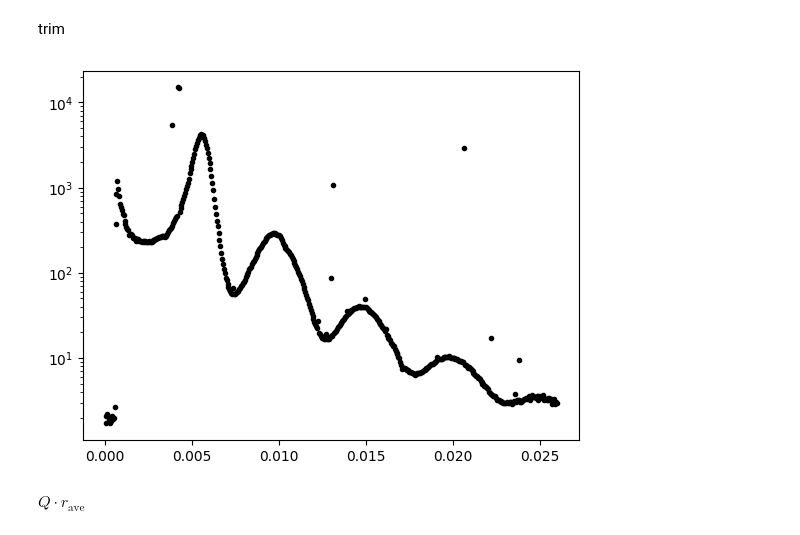
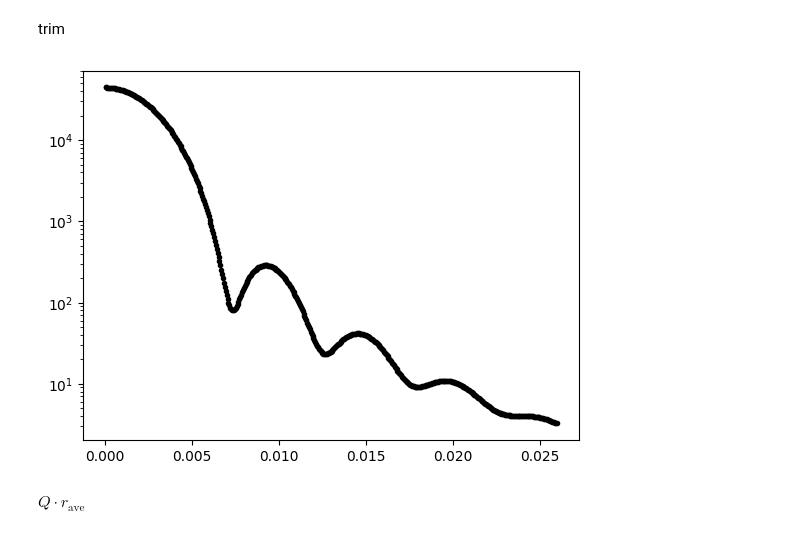
Before and after one commit to ch-tung/SQ_VAE, a Jupyter notebook: Fit_cVAE_SAXS.ipynb, the cells around one changed output. Saved outputs shown, nothing was run; the diff lists cells and outputs as text; code cells hidden in the pictures.

```diff
--- a/Fit_cVAE_SAXS.ipynb
+++ b/Fit_cVAE_SAXS.ipynb
@@ -45,20 +45,25 @@ filename_SAXS = '../data/SAXSdata/Cys0.mat'
 SAXS_dict =  h5py.File(filename_SAXS)
 # %%
 q_SAXS = np.array(SAXS_dict['q'])[0]
-Iq_SAXS = np.array(SAXS_dict['I'])[0]
-Sq_SAXS = np.array(SAXS_dict['S'])[0]
+IQ_SAXS = np.array(SAXS_dict['I'])[0]
+SQ_SAXS = np.array(SAXS_dict['S'])[0]
+PQ_SAXS = np.array(SAXS_dict['F'])[0]
 # %% [markdown]
 trim
 # %%
-for i in range(q_SAXS.shape[0]-1):
-    if np.log(Iq_SAXS[i+1]/Iq_SAXS[i])>np.log(10):
-        Iq_SAXS[i+1] = Iq_SAXS[i+1]
+for j in range(5):
+    for i in range(q_SAXS.shape[0]-2):
+        if (np.log(IQ_SAXS[i+1]/IQ_SAXS[i])>np.log(2))|(np.log(IQ_SAXS[i+1]/IQ_SAXS[i+2])>np.log(1.1)):
+            IQ_SAXS[i+1] = np.sqrt(IQ_SAXS[i]*IQ_SAXS[i+2])
+            SQ_SAXS[i+1] = np.sqrt(SQ_SAXS[i]*SQ_SAXS[i+2])
+            PQ_SAXS[i+1] = np.sqrt(PQ_SAXS[i]*PQ_SAXS[i+2])
+A = PQ_SAXS[0]
 # %%
-plt.plot(q_SAXS,Iq_SAXS,'.k')
+plt.plot(q_SAXS,PQ_SAXS,'.k')
 plt.yscale('log')
 plt.show()
 # %% [output]
-[figure, old version]
+[figure, new version]
 # %% [markdown]
 $Q\cdot r_\textrm{ave}$
 # %%
```
Also changed, not shown: parts of 20 cells of this notebook.
